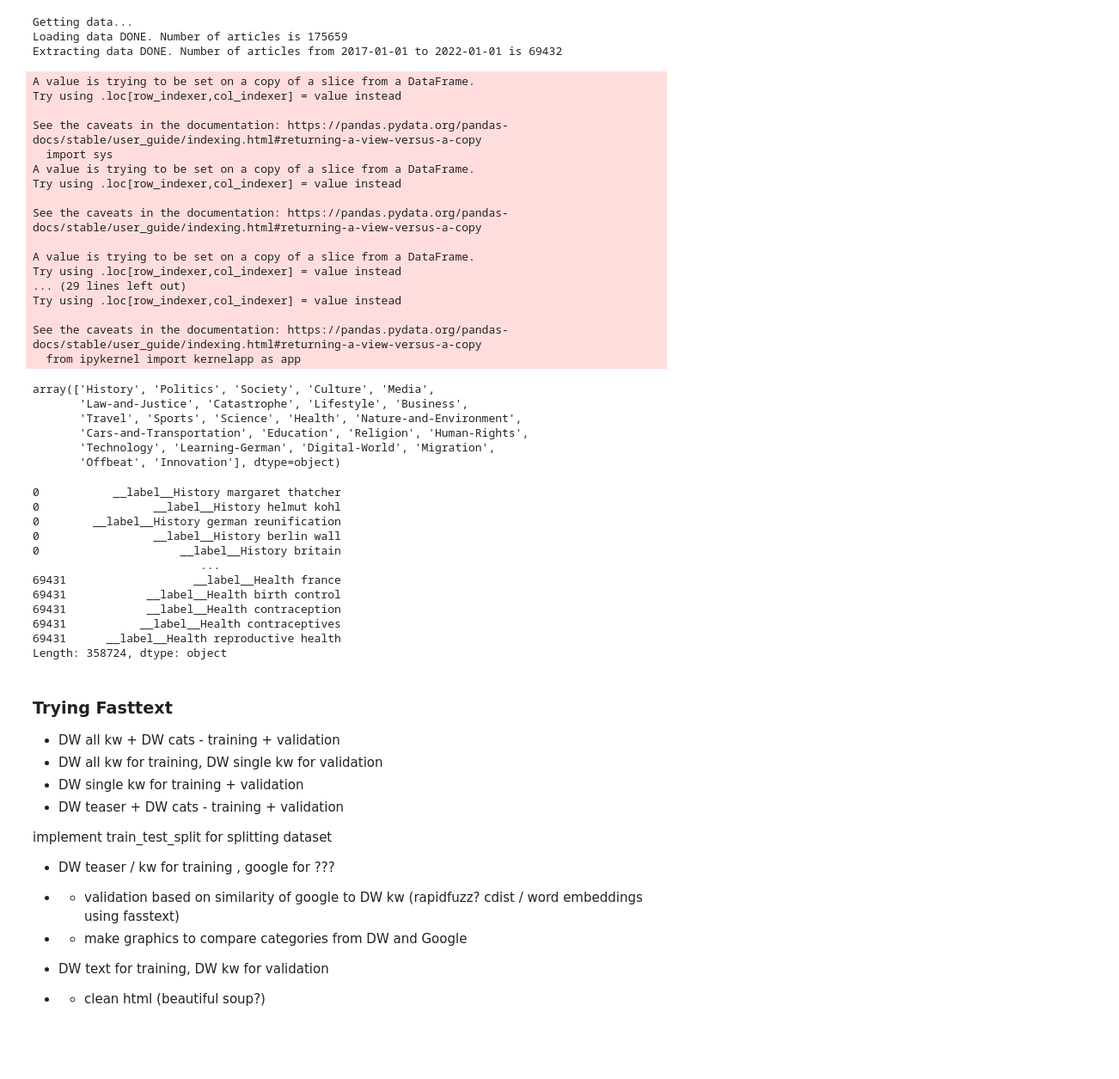
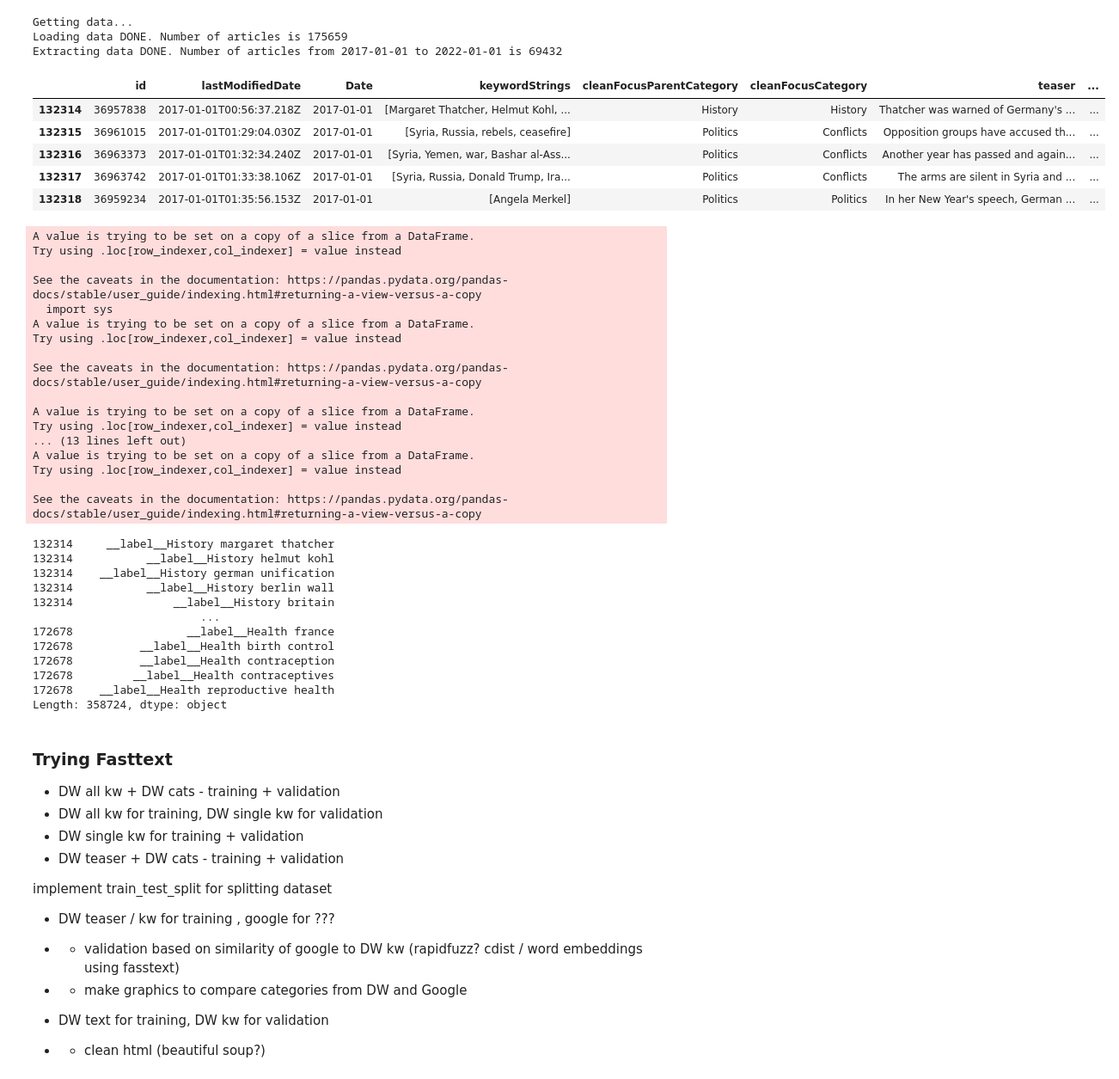
Before and after one commit to mariosakritas/NLP-methods-for-news-articles, a Jupyter notebook: notebooks/anya_fasttext.ipynb, the cells around one changed output. Shown at 86% size. Saved outputs shown, nothing was run; the diff lists cells and outputs as text; code cells hidden in the pictures; blank space fills up the shorter version.

```diff
--- a/notebooks/anya_fasttext.ipynb
+++ b/notebooks/anya_fasttext.ipynb
@@ -41,4 +41,13 @@ end_date = '2022-01-01'
 filepath = '../data/interim/clean_keywords_' + start_date + '_' + end_date + '.json'
 df = pd.read_json(filepath, orient ='split', compression = 'infer')
+# %%
+df.head()
+# %% [output]
+|  | id | lastModifiedDate | Date | keywordStrings | cleanFocusParentCategory | cleanFocusCategory | teaser | ... |
+| 132314 | 36957838 | 2017-01-01T00:56:37.218Z | 2017-01-01 | [Margaret Thatcher, Helmut Kohl, ... | History | History | Thatcher was warned of Germany's ... | ... |
+| 132315 | 36961015 | 2017-01-01T01:29:04.030Z | 2017-01-01 | [Syria, Russia, rebels, ceasefire] | Politics | Conflicts | Opposition groups have accused th... | ... |
+| 132316 | 36963373 | 2017-01-01T01:32:34.240Z | 2017-01-01 | [Syria, Yemen, war, Bashar al-Ass... | Politics | Conflicts | Another year has passed and again... | ... |
+| 132317 | 36963742 | 2017-01-01T01:33:38.106Z | 2017-01-01 | [Syria, Russia, Donald Trump, Ira... | Politics | Conflicts | The arms are silent in Syria and ... | ... |
+| 132318 | 36959234 | 2017-01-01T01:35:56.153Z | 2017-01-01 | [Angela Merkel] | Politics | Politics | In her New Year's speech, German ... | ... |
 # %%
 #add column teaser to the df cleaned dataframe
@@ -51,18 +60,18 @@ df=df.drop(['keywordStrings'], axis=1)
 #remove all NaN fields
 df_clean=df.dropna(how='any')
 df_clean_copy = df_clean.copy(deep=True)
-##TODO
+##
 #df_clean['cleanFocusCategory']=='Law and Justice' replace with Law-and-Justice  and other categories
 
-df_clean['cleanFocusCategory'] = df_clean['cleanFocusCategory'].replace(['Law and Justice'], 'Law-and-Justice')
-df_clean['cleanFocusCategory'] = df_clean['cleanFocusCategory'].replace(['Nature and Environment'], 'Nature-and-Environment')
-df_clean['cleanFocusCategory'] = df_clean['cleanFocusCategory'].replace(['Human Rights'], 'Human-Rights')
-df_clean['cleanFocusCategory'] = df_clean['cleanFocusCategory'].replace(['Cars and Transportation'], 'Cars-and-Transportation')
-df_clean['cleanFocusCategory'] = df_clean['cleanFocusCategory'].replace(['Press Freedom'], 'Press-Freedom')
-df_clean['cleanFocusCategory'] = df_clean['cleanFocusCategory'].replace(['Digital World'], 'Digital-World')
-df_clean['cleanFocusCategory'] = df_clean['cleanFocusCategory'].replace(['Rule of Law'], 'Rule-of-Law')
-df_clean['cleanFocusCategory'] = df_clean['cleanFocusCategory'].replace(['Learning German'], 'Learning-German')
-df_clean['cleanFocusCategory'] = df_clean['cleanFocusCategory'].replace(['Freedom of Speech'], 'Freedom-of-Speech')
+df_clean['cleanFocusParentCategory'] = df_clean['cleanFocusParentCategory'].replace(['Law and Justice'], 'Law-and-Justice')
+df_clean['cleanFocusParentCategory'] = df_clean['cleanFocusParentCategory'].replace(['Nature and Environment'], 'Nature-and-Environment')
+df_clean['cleanFocusParentCategory'] = df_clean['cleanFocusParentCategory'].replace(['Human Rights'], 'Human-Rights')
+df_clean['cleanFocusParentCategory'] = df_clean['cleanFocusParentCategory'].replace(['Cars and Transportation'], 'Cars-and-Transportation')
+#df_clean['cleanFocusCategory'] = df_clean['cleanFocusCategory'].replace(['Press Freedom'], 'Press-Freedom')
+df_clean['cleanFocusParentCategory'] = df_clean['cleanFocusParentCategory'].replace(['Digital World'], 'Digital-World')
+#df_clean['cleanFocusCategory'] = df_clean['cleanFocusCategory'].replace(['Rule of Law'], 'Rule-of-Law')
+df_clean['cleanFocusParentCategory'] = df_clean['cleanFocusParentCategory'].replace(['Learning German'], 'Learning-German')
+#df_clean['cleanFocusCategory'] = df_clean['cleanFocusCategory'].replace(['Freedom of Speech'], 'Freedom-of-Speech')
 # %% [output]
 A value is trying to be set on a copy of a slice from a DataFrame.
 Try using .loc[row_indexer,col_indexer] = value instead
@@ -76,20 +85,11 @@ See the caveats in the documentation: https://pandas.pydata.org/pandas-docs/stab
 
 A value is trying to be set on a copy of a slice from a DataFrame.
 Try using .loc[row_indexer,col_indexer] = value instead
-... (29 lines left out)
+... (13 lines left out)
+A value is trying to be set on a copy of a slice from a DataFrame.
 Try using .loc[row_indexer,col_indexer] = value instead
 
 See the caveats in the documentation: https://pandas.pydata.org/pandas-docs/stable/user_guide/indexing.html#returning-a-view-versus-a-copy
-  from ipykernel import kernelapp as app
-# %%
-df_clean['cleanFocusCategory'].unique()
-# %% [output]
-array(['History', 'Politics', 'Society', 'Culture', 'Media',
-       'Law-and-Justice', 'Catastrophe', 'Lifestyle', 'Business',
-       'Travel', 'Sports', 'Science', 'Health', 'Nature-and-Environment',
-       'Cars-and-Transportation', 'Education', 'Religion', 'Human-Rights',
-       'Technology', 'Learning-German', 'Digital-World', 'Migration',
-       'Offbeat', 'Innovation'], dtype=object)
 # %%
 df_clean_single_kw=df_clean.explode('keywordStringsCleanAfterFuzz')
 
@@ -99,19 +99,19 @@ teaser=df_clean['teaser']
 # %%
 df_clean_single_kw=df_clean_single_kw.dropna(how='any')
 # %%
-single_kw_label=df_clean_single_kw['cleanFocusCategory'].apply(lambda x: ('__label__' +x+' '))
+single_kw_label=df_clean_single_kw['cleanFocusParentCategory'].apply(lambda x: ('__label__' +x+' '))
 single_kw=df_clean_single_kw['keywordStringsCleanAfterFuzz']
 print(single_kw_label+single_kw)
 # %% [output]
-0           __label__History margaret thatcher
-0                 __label__History helmut kohl
-0        __label__History german reunification
-0                 __label__History berlin wall
-0                     __label__History britain
+132314     __label__History margaret thatcher
+132314           __label__History helmut kohl
+132314    __label__History german unification
+132314           __label__History berlin wall
+132314               __label__History britain
                          ...
-69431                   __label__Health france
-69431            __label__Health birth control
-69431            __label__Health contraception
-69431           __label__Health contraceptives
-69431      __label__Health reproductive health
+172678                 __label__Health france
+172678          __label__Health birth control
+172678          __label__Health contraception
+172678         __label__Health contraceptives
+172678    __label__Health reproductive health
 Length: 358724, dtype: object
```
Also changed, not shown: parts of 68 cells of this notebook.
